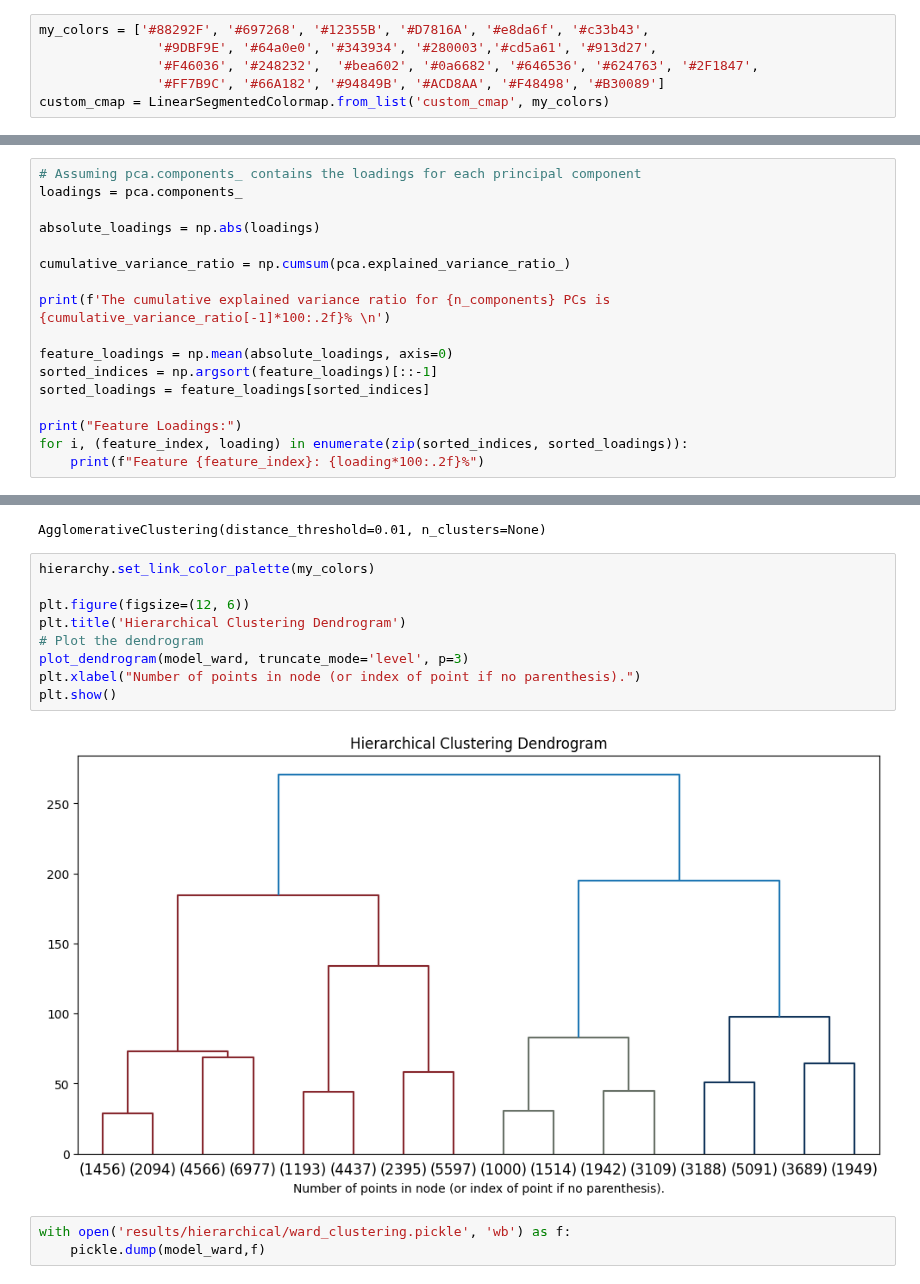
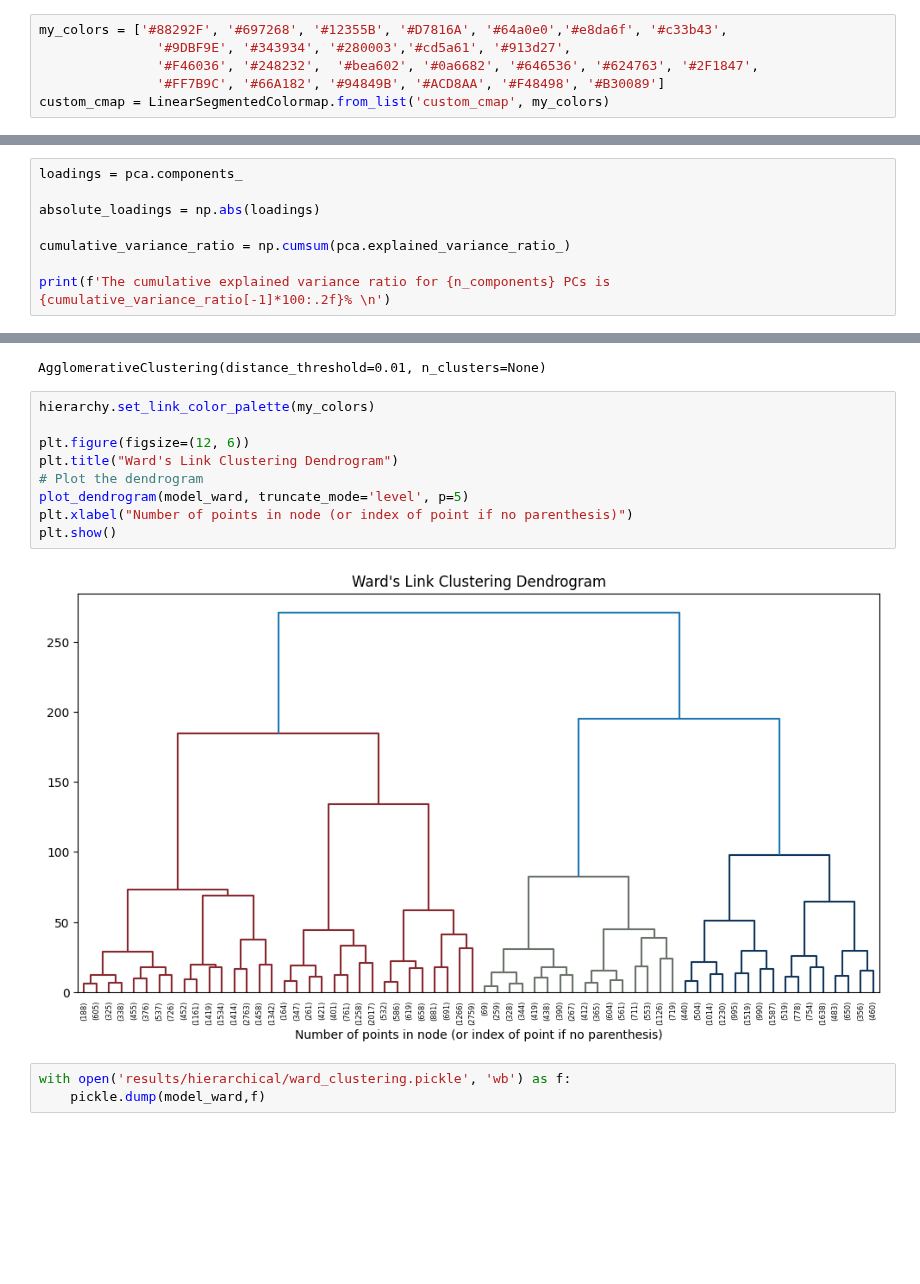
Before and after one commit to sarabreu/thesis_dev, a Jupyter notebook: 2_models/with_raw_data/wind/hierarchical_cluster.ipynb, the cells around one changed output, grey strips where cells are left out. Cells and saved outputs as stored; diff of their text form; blank space fills up the shorter version.

```diff
--- a/2_models/with_raw_data/wind/hierarchical_cluster.ipynb
+++ b/2_models/with_raw_data/wind/hierarchical_cluster.ipynb
@@ -17,8 +17,8 @@ from sklearn.metrics import silhouette_score
 from scipy.cluster.hierarchy import linkage, dendrogram, fcluster
 from sklearn.cluster import AgglomerativeClustering
 # %%
-my_colors = ['#88292F', '#697268', '#12355B', '#D7816A', '#e8da6f', '#c33b43',
-               '#9DBF9E', '#64a0e0', '#343934', '#280003','#cd5a61', '#913d27',
+my_colors = ['#88292F', '#697268', '#12355B', '#D7816A', '#64a0e0','#e8da6f', '#c33b43',
+               '#9DBF9E', '#343934', '#280003','#cd5a61', '#913d27',
                '#F46036', '#248232',  '#bea602', '#0a6682', '#646536', '#624763', '#2F1847',
                '#FF7B9C', '#66A182', '#94849B', '#ACD8AA', '#F48498', '#B30089']
 custom_cmap = LinearSegmentedColormap.from_list('custom_cmap', my_colors)
@@ -101,5 +113,4 @@ pca_df.head()
 # %%
-# Assuming pca.components_ contains the loadings for each principal component
 loadings = pca.components_
 
 absolute_loadings = np.abs(loadings)
@@ -107,13 +118,5 @@ absolute_loadings = np.abs(loadings)
 cumulative_variance_ratio = np.cumsum(pca.explained_variance_ratio_)
 
 print(f'The cumulative explained variance ratio for {n_components} PCs is {cumulative_variance_ratio[-1]*100:.2f}% \n')
-
-feature_loadings = np.mean(absolute_loadings, axis=0)
-sorted_indices = np.argsort(feature_loadings)[::-1]
-sorted_loadings = feature_loadings[sorted_indices]
-
-print("Feature Loadings:")
-for i, (feature_index, loading) in enumerate(zip(sorted_indices, sorted_loadings)):
-    print(f"Feature {feature_index}: {loading*100:.2f}%")
 # %% [output]
 The cumulative explained variance ratio for 2 PCs is 76.48%
@@ -430,14 +445,14 @@ AgglomerativeClustering(distance_threshold=0.01, n_clusters=None)
 # %%
 hierarchy.set_link_color_palette(my_colors)
 
 plt.figure(figsize=(12, 6))
-plt.title('Hierarchical Clustering Dendrogram')
+plt.title("Ward's Link Clustering Dendrogram")
 # Plot the dendrogram
-plot_dendrogram(model_ward, truncate_mode='level', p=3)
-plt.xlabel("Number of points in node (or index of point if no parenthesis).")
+plot_dendrogram(model_ward, truncate_mode='level', p=5)
+plt.xlabel("Number of points in node (or index of point if no parenthesis)")
 plt.show()
 # %% [output]
-[figure, old version]
+[figure, new version]
 # %%
 with open('results/hierarchical/ward_clustering.pickle', 'wb') as f:
     pickle.dump(model_ward,f)
```
Also changed, not shown: parts of 12 cells of this notebook, 3 other files.
